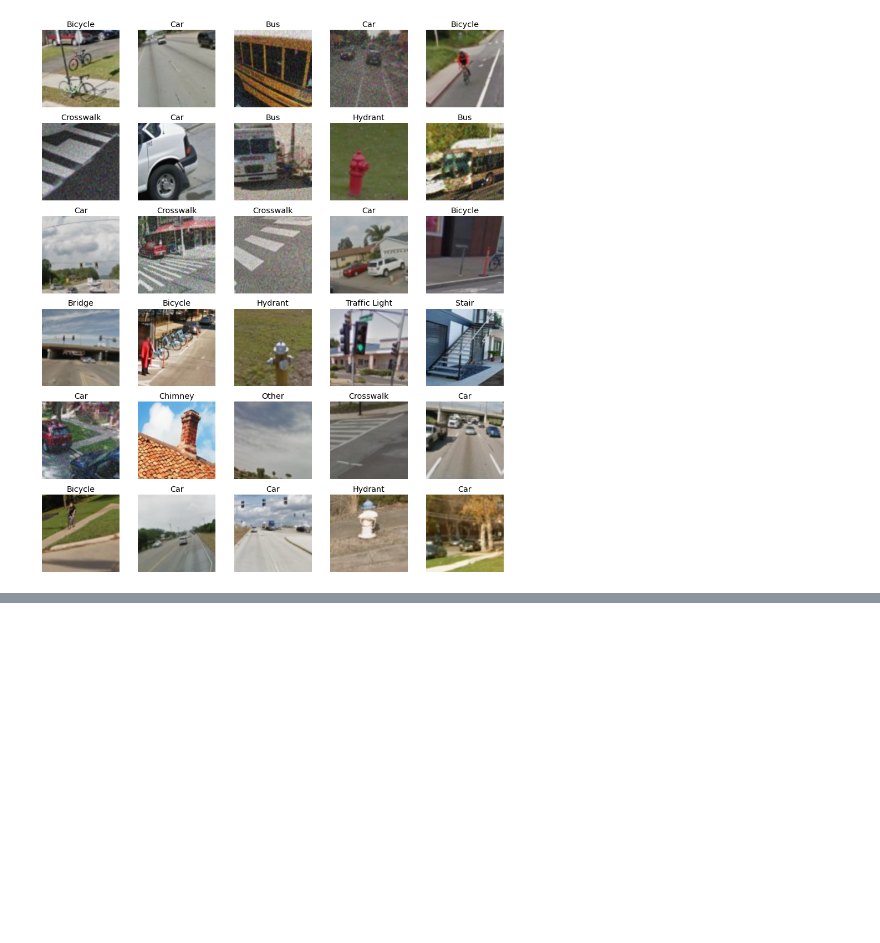
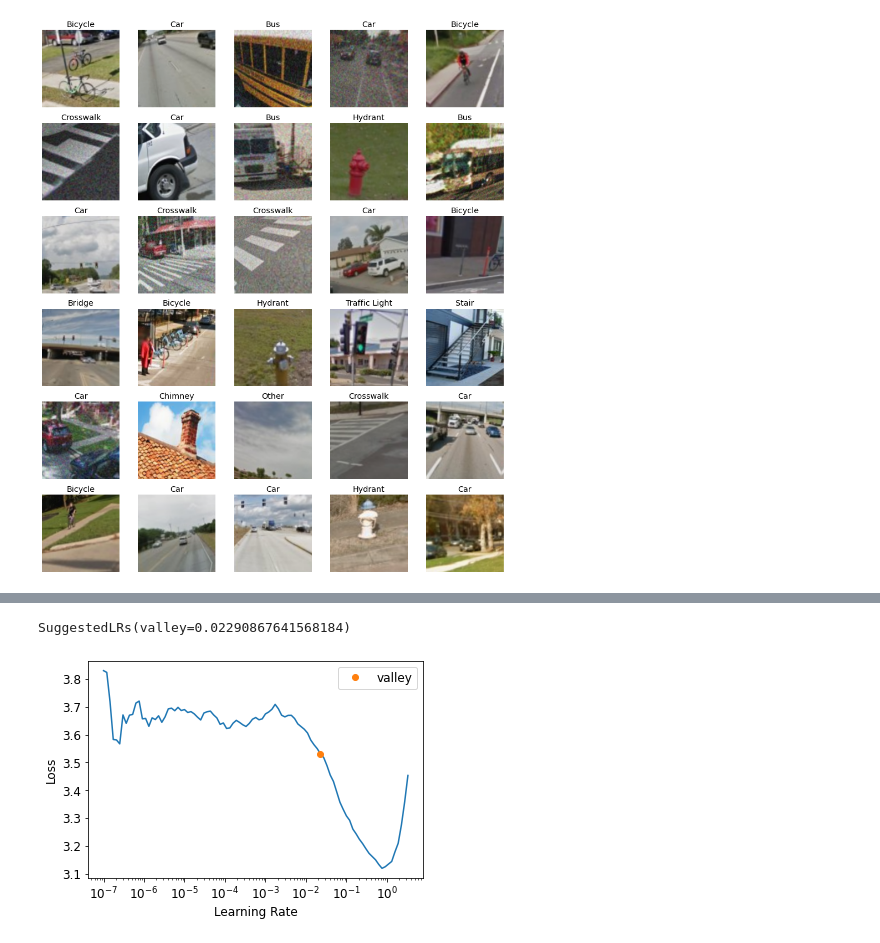
Before and after one commit to Akitsuyoshi/recaptch_breaker, a Jupyter notebook: recaptch_classifier.ipynb, the cells around one changed output, grey strips where cells are left out. Saved outputs shown, nothing was run; the diff lists cells and outputs as text; code cells hidden in the pictures; blank space fills up the shorter version.

```diff
--- a/recaptch_classifier.ipynb
+++ b/recaptch_classifier.ipynb
@@ -153,0 +200,3 @@ learn.export('baseline_model.pkl')
+# %%
+wgts = pd.Series(1 / np.array(list(images_data.values())), index=images_data.keys())
+wgts, sum(images_data.values())
@@ -153,0 +217,11 @@ learn.export('baseline_model.pkl')
+# %%
+df_data = {'image': [], 'label': []}
+
+for p, d, f in os.walk('images'):
+  for file in f:
+    label = f[0].split(' ')[0]
+    df_data['image'].append(p + '/' + file)
+    df_data['label'].append(label)
+df = pd.DataFrame(df_data)
+df = df.merge(wgts.rename('wgts'), left_on='label', right_index=True)
+df.tail()
@@ -153,0 +235,17 @@ learn.export('baseline_model.pkl')
+# %%
+dblock = DataBlock(
+    blocks=(ImageBlock, CategoryBlock),
+    get_x=ColReader('image'),
+    get_y=ColReader('label'),
+    splitter=RandomSplitter(valid_pct=0.2, seed=42),
+    item_tfms=Resize(460),
+    batch_tfms=aug_transforms(size=224, min_scale=0.8)
+)
+dataset = dblock.datasets(df)
+dls = dataset.weighted_dataloaders(wgts=dataset.train.items['wgts'],
+                                   after_batch=dblock.batch_tfms,
+                                   after_item=dblock.item_tfms)
+# dls.show_batch()
+learn = vision_learner(dls, resnet18, metrics=accuracy).to_fp16()
+learn.lr_find()
+# %% [output]
@@ -153,0 +253,2 @@ learn.export('baseline_model.pkl')
+SuggestedLRs(valley=0.02290867641568184)
+[figure, added]
```
Also changed, not shown: parts of 24 cells of this notebook.
